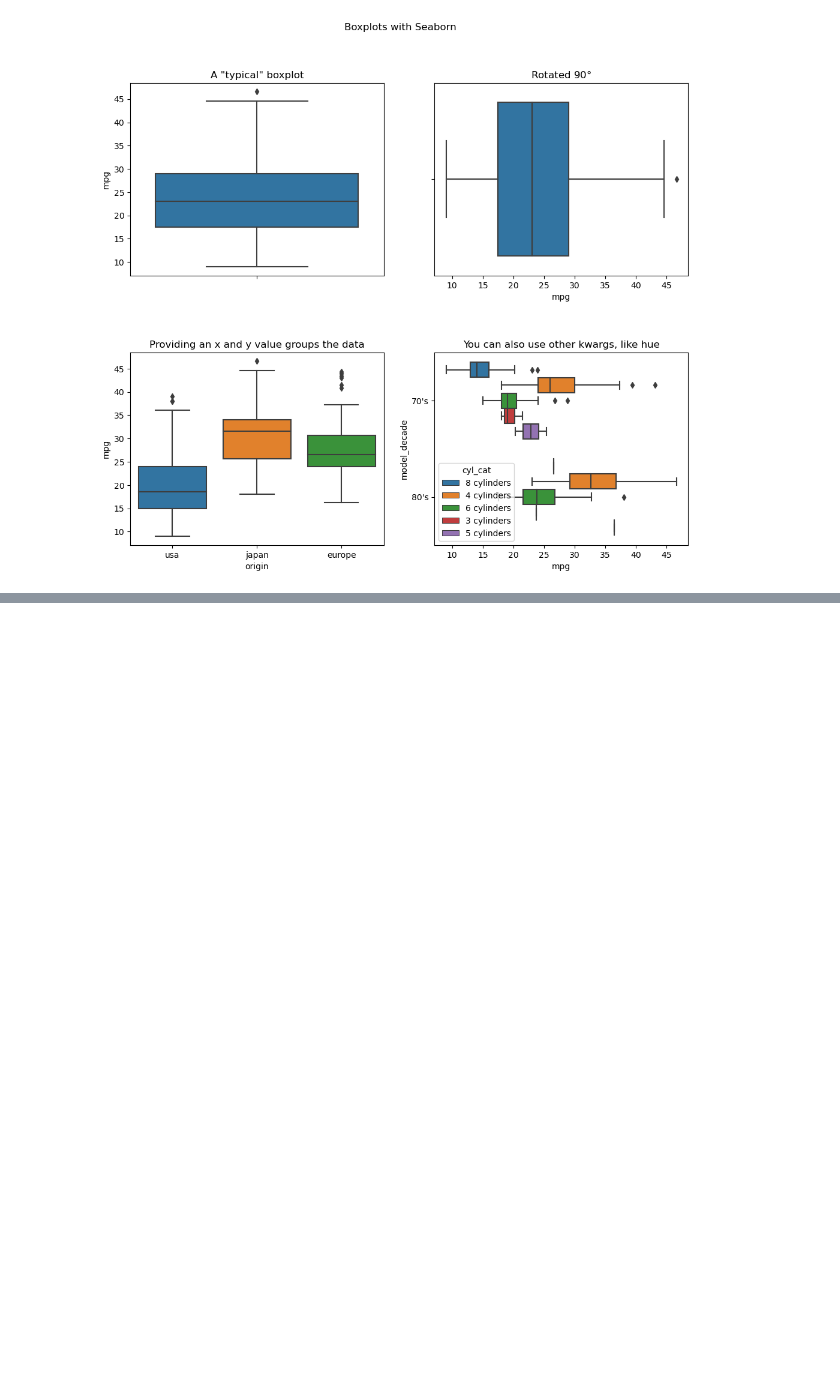
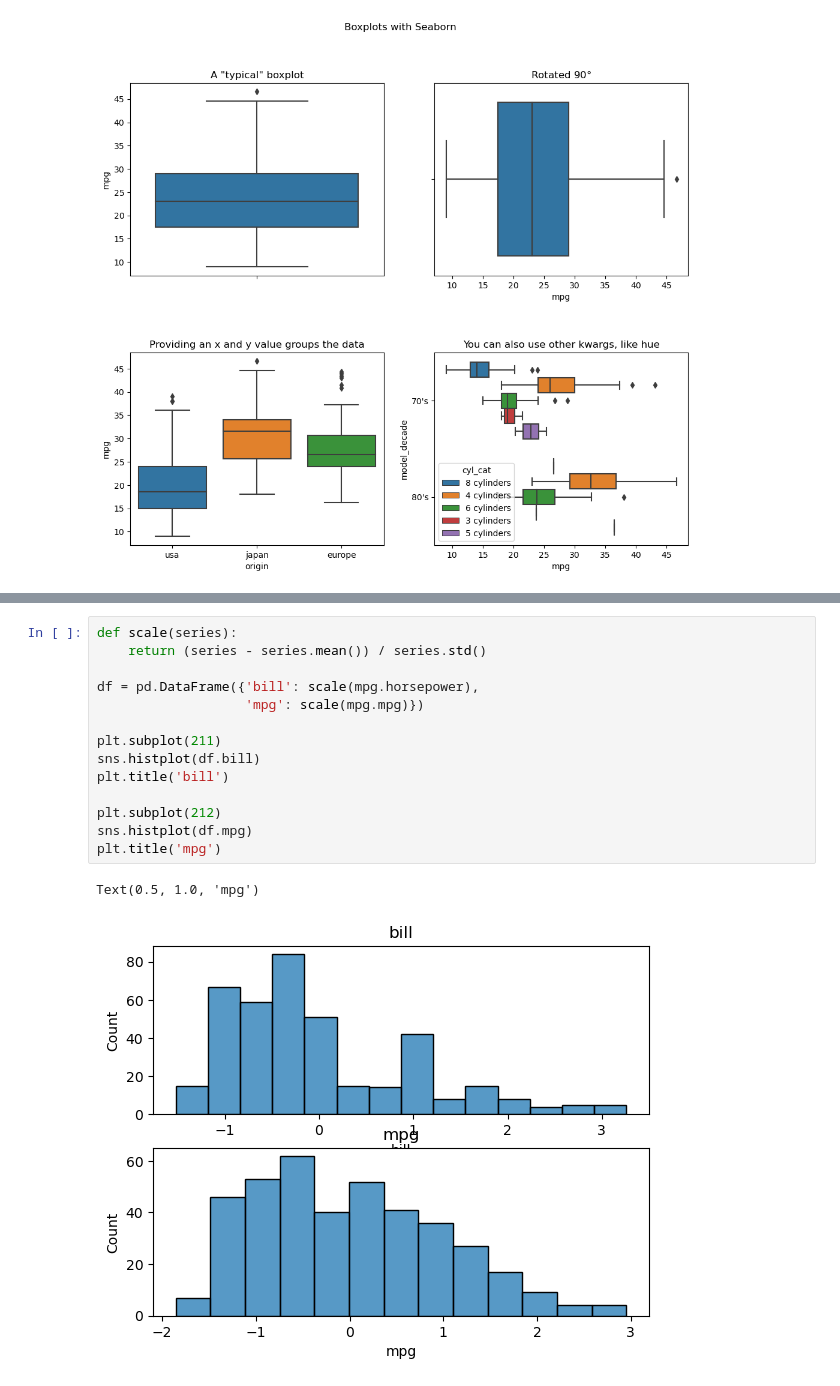
Before and after one commit to RichardAlcabes22/codeup_review, a Jupyter notebook: 3-data_science_libraries/06_Seaborn.ipynb, the cells around one changed output, grey strips where cells are left out. Cells and saved outputs as stored; diff of their text form; blank space fills up the shorter version.

```diff
--- a/3-data_science_libraries/06_Seaborn.ipynb
+++ b/3-data_science_libraries/06_Seaborn.ipynb
@@ -149,0 +162,17 @@ plt.subplots_adjust(hspace=0.4)
+# %%
+def scale(series):
+    return (series - series.mean()) / series.std()
+
+df = pd.DataFrame({'bill': scale(mpg.horsepower),
+                   'mpg': scale(mpg.mpg)})
+
+plt.subplot(211)
+sns.histplot(df.bill)
+plt.title('bill')
+
+plt.subplot(212)
+sns.histplot(df.mpg)
+plt.title('mpg')
+# %% [output]
+Text(0.5, 1.0, 'mpg')
+[figure, added]
```
Also changed, not shown: parts of 2 cells of this notebook.
